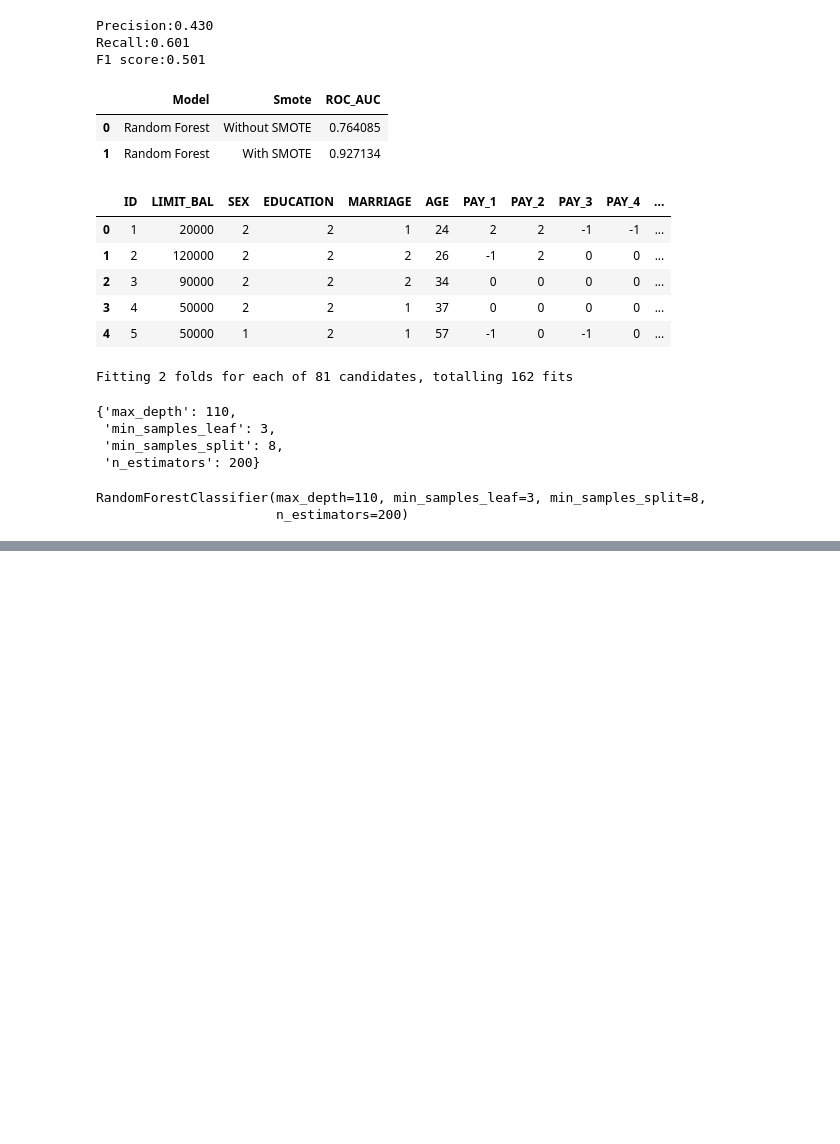
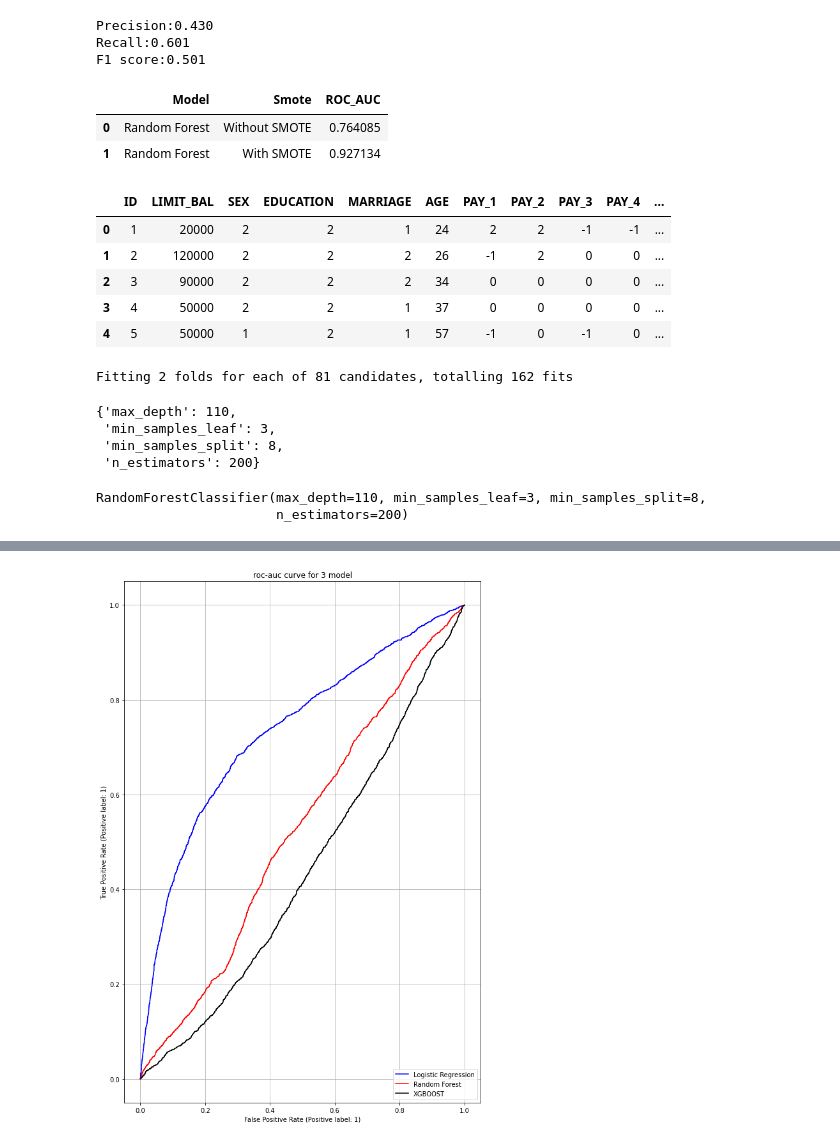
Before and after one commit to San13deep/-Credit-Card-Default-Prediction, a Jupyter notebook: Credit_Card_Default_Prediction_Capstone_Project_33.ipynb, the cells around one changed output, grey strips where cells are left out. Cells and saved outputs as stored; diff of their text form; code cells hidden in the pictures; blank space fills up the shorter version.

```diff
--- a/Credit_Card_Default_Prediction_Capstone_Project_33.ipynb
+++ b/Credit_Card_Default_Prediction_Capstone_Project_33.ipynb
@@ -692,0 +801,11 @@ X_train_sm, X_test, y_train_sm, y_test = data_split(X, y, imbalance = True)
+# %%
+fig,ax=plt.subplots(figsize=(10,15))
+
+plot_roc_curve(lr_best,X_test_std,y_test,ax=ax,color='Blue',label='Logistic Regression')
+plot_roc_curve(rf_best,X_test_std,y_test,ax=ax,color='Red',label='Random Forest')
+plot_roc_curve (xgb_random,X_test_std,y_test,ax=ax,color='Black',label='XGBOOST')
+
+plt.title("roc-auc curve for 3 model")
+plt.grid()
+# %% [output]
+[figure, added]
```
Also changed, not shown: parts of 14 cells of this notebook.
